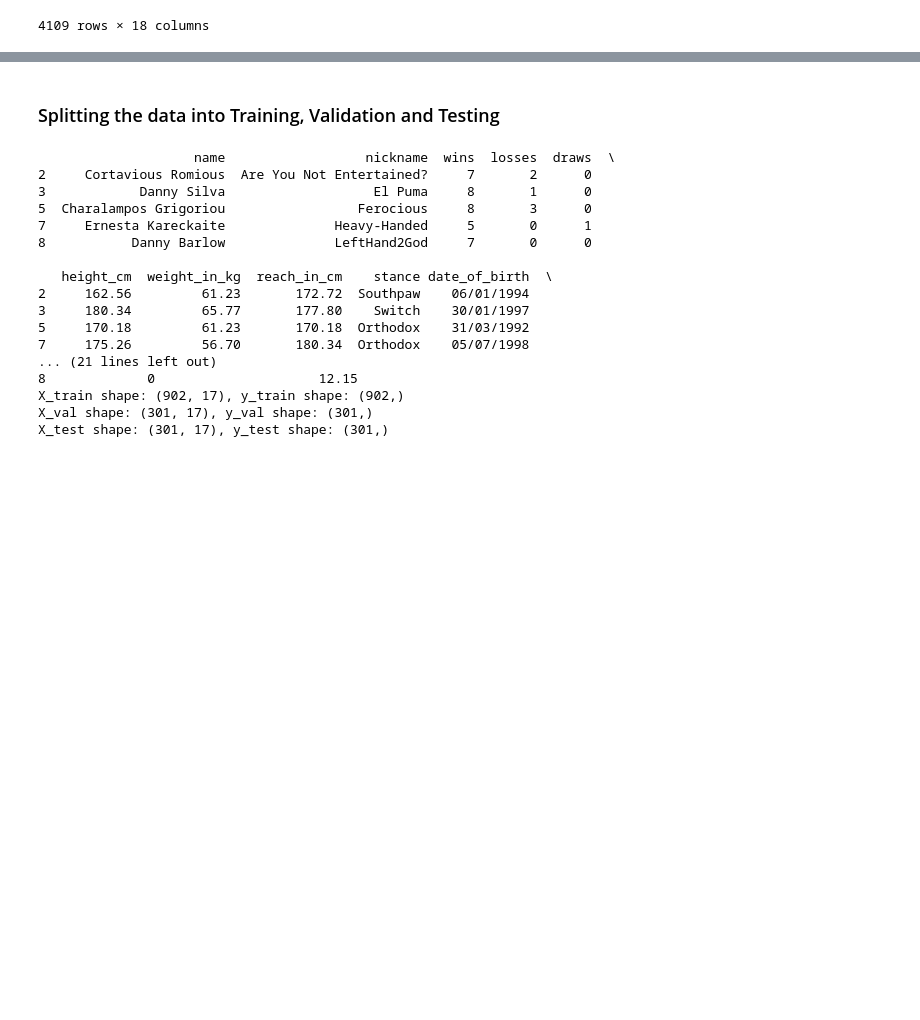
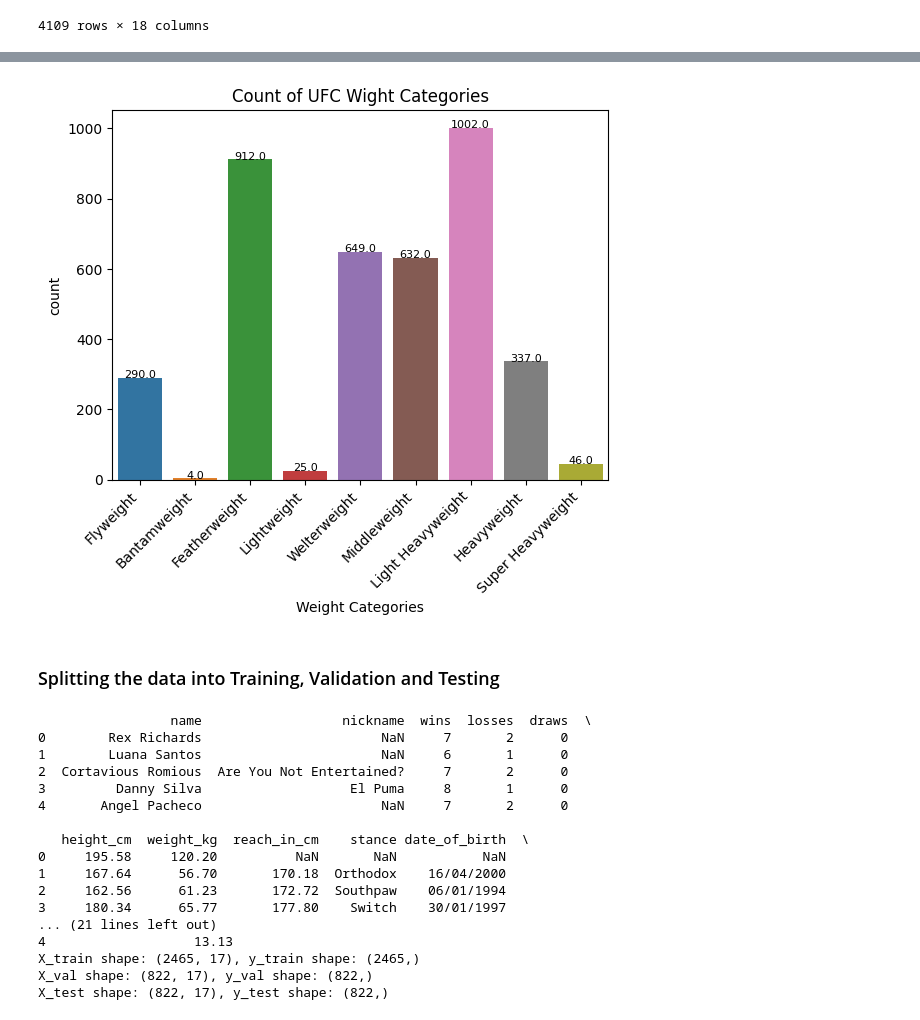
Before and after one commit to ImtiazAli1/INM701, a Jupyter notebook: cw.ipynb, the cells around one changed output, grey strips where cells are left out. Saved outputs shown, nothing was run; the diff lists cells and outputs as text; code cells hidden in the pictures; blank space fills up the shorter version.

```diff
--- a/cw.ipynb
+++ b/cw.ipynb
@@ -36,3 +103,44 @@ df
+# %%
+import os
+import pandas as pd
+import seaborn as sns
+import matplotlib.pyplot as plt
+
+path = "."
+filename_read = os.path.join(path, "ufcfightstats.csv")
+df = pd.read_csv(filename_read, na_values=['NA', '?'])
+
+# Define UFC weight categories
+weight_categories = {
+    'Strawweight': (0, 52.5),
+    'Flyweight': (52.5, 56.7),
+    'Bantamweight': (56.7, 61.2),
+    'Featherweight': (61.2, 65.8),
+    'Lightweight': (65.8, 70.3),
+    'Welterweight': (70.3, 77.1),
+    'Middleweight': (77.1, 83.9),
+    'Light Heavyweight': (83.9, 102.1),
+    'Heavyweight': (102.1, 120.2),
+    'Super Heavyweight': (120.2, float('inf'))
+}
+# Categorize weights based on UFC weight categories
+df['weight_category'] = pd.cut(df['weight_kg'], bins=[0] + [upper for (_, upper) in weight_categories.values()], labels=weight_categories.keys())
+
+# Define the desired order of categories
+weight_order = ['Flyweight', 'Bantamweight', 'Featherweight', 'Lightweight', 'Welterweight',
+                 'Middleweight', 'Light Heavyweight', 'Heavyweight','Super Heavyweight']
+
+# Now you can create your plots with the specified order
+ax = sns.countplot(x='weight_category', data=df, order=weight_order)
+for p in ax.patches:
+    ax.annotate(f'{p.get_height()}', (p.get_x() + p.get_width() / 2., p.get_height()),
+                ha='center', va='baseline', fontsize=8, color='black')
+plt.title('Count of UFC Wight Categories')
+plt.xlabel('Weight Categories')
+plt.xticks(rotation=45, ha='right')  # Rotate x-axis labels for better readability
+plt.show()
+# %% [output]
+[figure, added]
 # %% [markdown]
 ### Splitting the data into Training, Validation and Testing
 # %%
@@ -42,7 +150,6 @@ from sklearn.model_selection import train_test_split
 # Load your dataset
 filename_read = ("ufcfightstats.csv")
 df = pd.read_csv(filename_read, na_values=['NA', '?'])
-df = df.dropna()
 
 print(df[:5])
 
@@ -59,20 +166,20 @@ print(f"X_train shape: {X_train.shape}, y_train shape: {y_train.shape}")
 print(f"X_val shape: {X_val.shape}, y_val shape: {y_val.shape}")
 print(f"X_test shape: {X_test.shape}, y_test shape: {y_test.shape}")
 # %% [output]
-                    name                  nickname  wins  losses  draws  \
-2     Cortavious Romious  Are You Not Entertained?     7       2      0
-3            Danny Silva                   El Puma     8       1      0
-5  Charalampos Grigoriou                 Ferocious     8       3      0
-7     Ernesta Kareckaite              Heavy-Handed     5       0      1
-8           Danny Barlow              LeftHand2God     7       0      0
+                 name                  nickname  wins  losses  draws  \
+0        Rex Richards                       NaN     7       2      0
+1        Luana Santos                       NaN     6       1      0
+2  Cortavious Romious  Are You Not Entertained?     7       2      0
+3         Danny Silva                   El Puma     8       1      0
+4       Angel Pacheco                       NaN     7       2      0
 
-   height_cm  weight_in_kg  reach_in_cm    stance date_of_birth  \
-2     162.56         61.23       172.72  Southpaw    06/01/1994
-3     180.34         65.77       177.80    Switch    30/01/1997
-5     170.18         61.23       170.18  Orthodox    31/03/1992
-7     175.26         56.70       180.34  Orthodox    05/07/1998
+   height_cm  weight_kg  reach_in_cm    stance date_of_birth  \
+0     195.58     120.20          NaN       NaN           NaN
+1     167.64      56.70       170.18  Orthodox    16/04/2000
+2     162.56      61.23       172.72  Southpaw    06/01/1994
+3     180.34      65.77       177.80    Switch    30/01/1997
 ... (21 lines left out)
-8             0                     12.15
-X_train shape: (902, 17), y_train shape: (902,)
-X_val shape: (301, 17), y_val shape: (301,)
-X_test shape: (301, 17), y_test shape: (301,)
+4                   13.13
+X_train shape: (2465, 17), y_train shape: (2465,)
+X_val shape: (822, 17), y_val shape: (822,)
+X_test shape: (822, 17), y_test shape: (822,)
```
Also changed, not shown: parts of 8 cells of this notebook.
